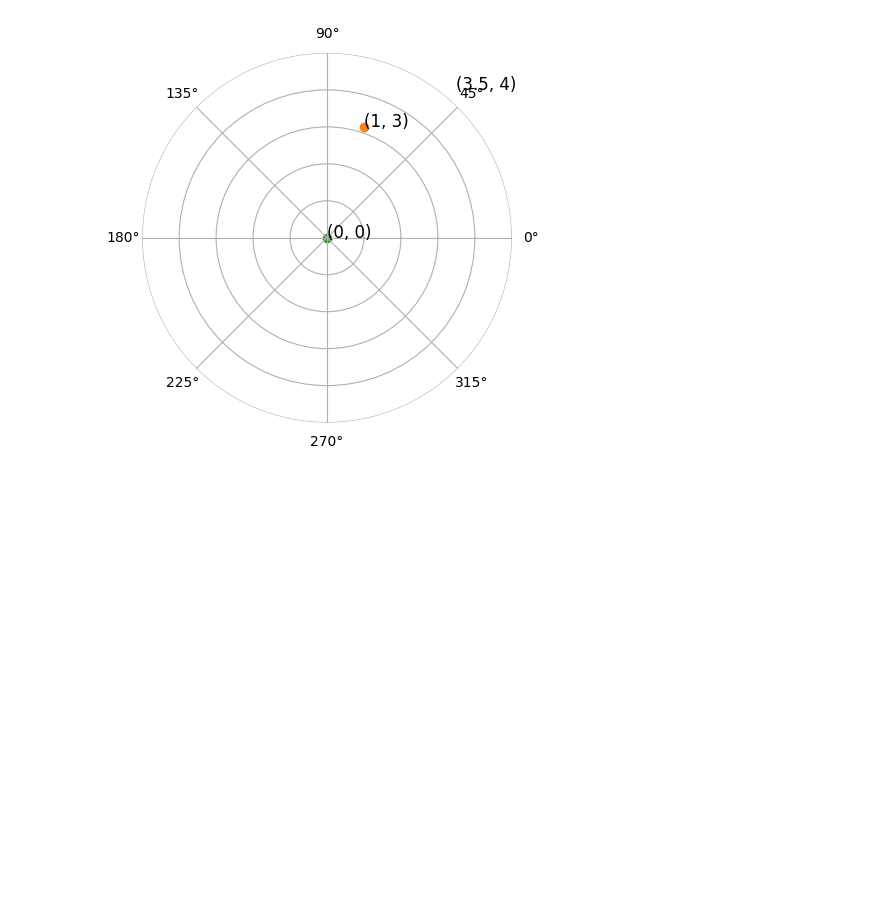
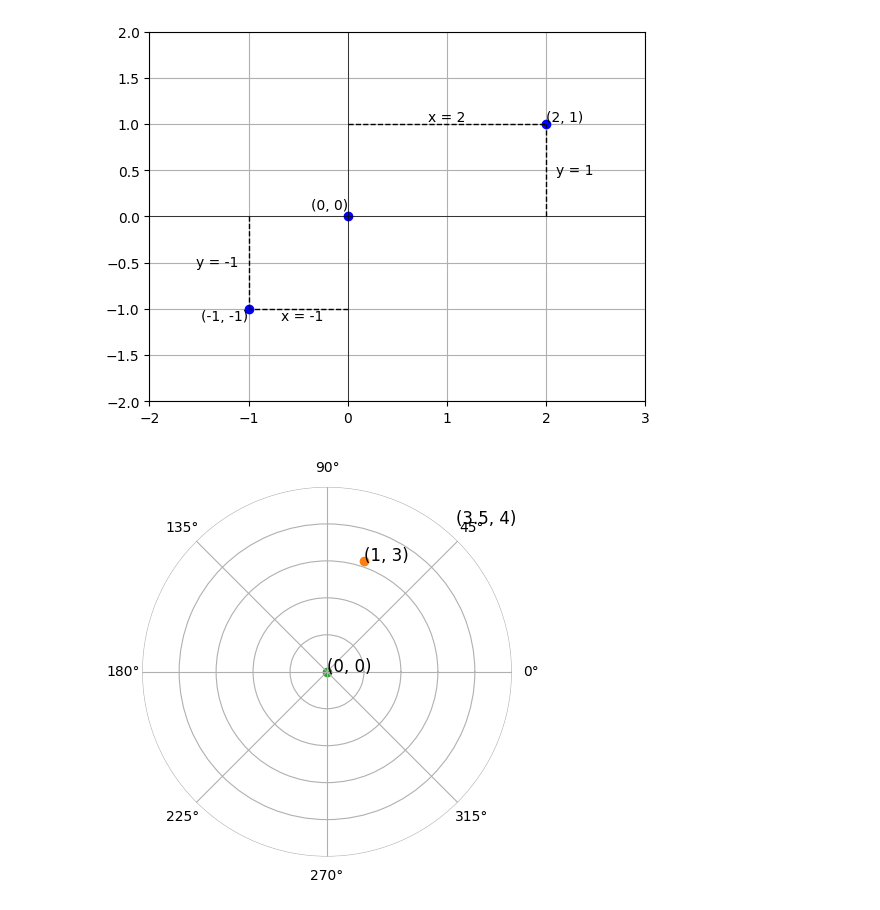
Before and after one commit to Daniel-Sinkin/fundamentals_of_data_visualization, a Jupyter notebook: chapter3.ipynb, the cells around one changed output. Cells and saved outputs as stored; diff of their text form; code cells hidden in the pictures; blank space fills up the shorter version.

```diff
--- a/chapter3.ipynb
+++ b/chapter3.ipynb
@@ -2,6 +2,38 @@
 import matplotlib.pyplot as plt
 import numpy as np
 import pandas as pd
+# %%
+fig, ax = plt.subplots()
+
+plt.xlim(-2, 3)
+plt.ylim(-2, 2)
+
+points = [(-1, -1), (0, 0), (2, 1)]
+for point in points:
+    ax.plot(*point, marker="o", color="blue")
+
+ax.text(-1, -1, "(-1, -1)", verticalalignment="top", horizontalalignment="right")
+ax.text(0, 0.2, "(0, 0)", verticalalignment="top", horizontalalignment="right")
+ax.text(2, 1, "(2, 1)", verticalalignment="bottom", horizontalalignment="left")
+
+ax.axhline(0, color="black", linewidth=0.5)
+ax.axvline(0, color="black", linewidth=0.5)
+
+ax.plot([2, 2], [0, 1], color="black", linestyle="dashed", lw = 1)
+ax.plot([0, 2], [1, 1], color="black", linestyle="dashed", lw = 1)
+ax.plot([-1, -1], [0, -1], color="black", linestyle="dashed", lw = 1)
+ax.plot([0, -1], [-1, -1], color="black", linestyle="dashed", lw = 1)
+
+ax.text(2.1, 0.5, "y = 1", verticalalignment="center", horizontalalignment="left", rotation=0)
+ax.text(1, 1, "x = 2", verticalalignment="bottom", horizontalalignment="center", rotation=0)
+ax.text(-1.1, -0.5, "y = -1", verticalalignment="center", horizontalalignment="right", rotation=0)
+ax.text(-0.25, -1, "x = -1", verticalalignment="top", horizontalalignment="right", rotation=0)
+
+ax.grid(True)
+plt.savefig("imgs/3_1.png")
+plt.show()
+# %% [output]
+[figure, added]
 # %%
 points = [(3.5, 4), (1, 3), (0, 0)]
 
```
Also changed, not shown: parts of 1 cell of this notebook, 4 other files.
